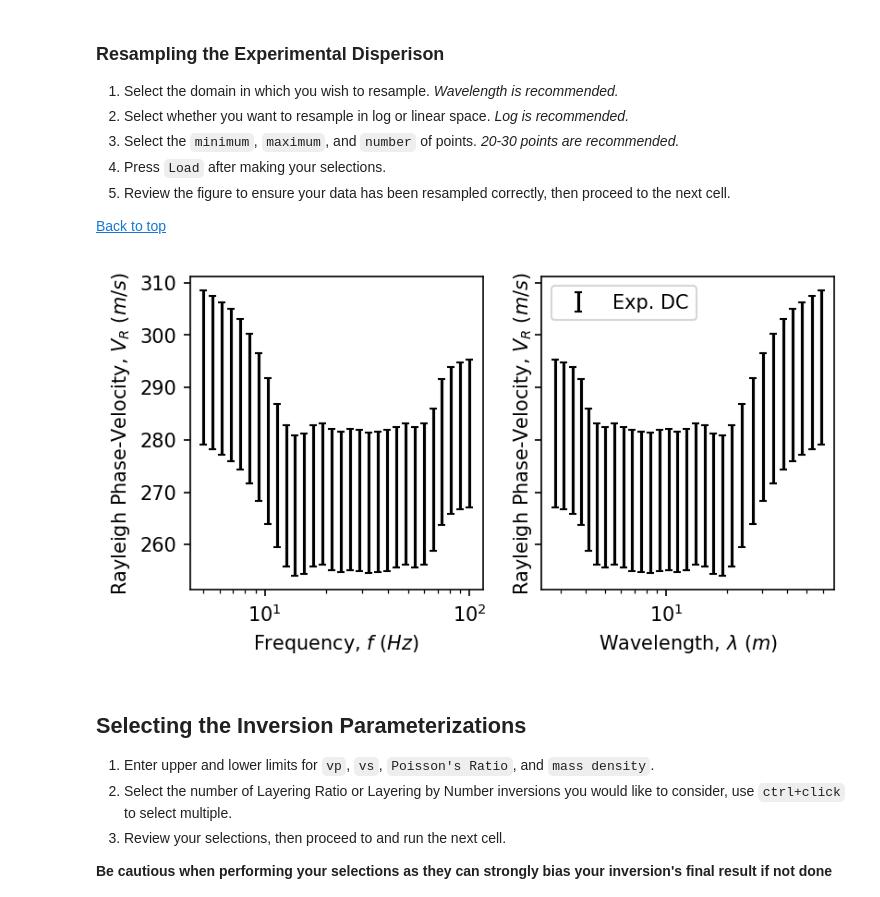
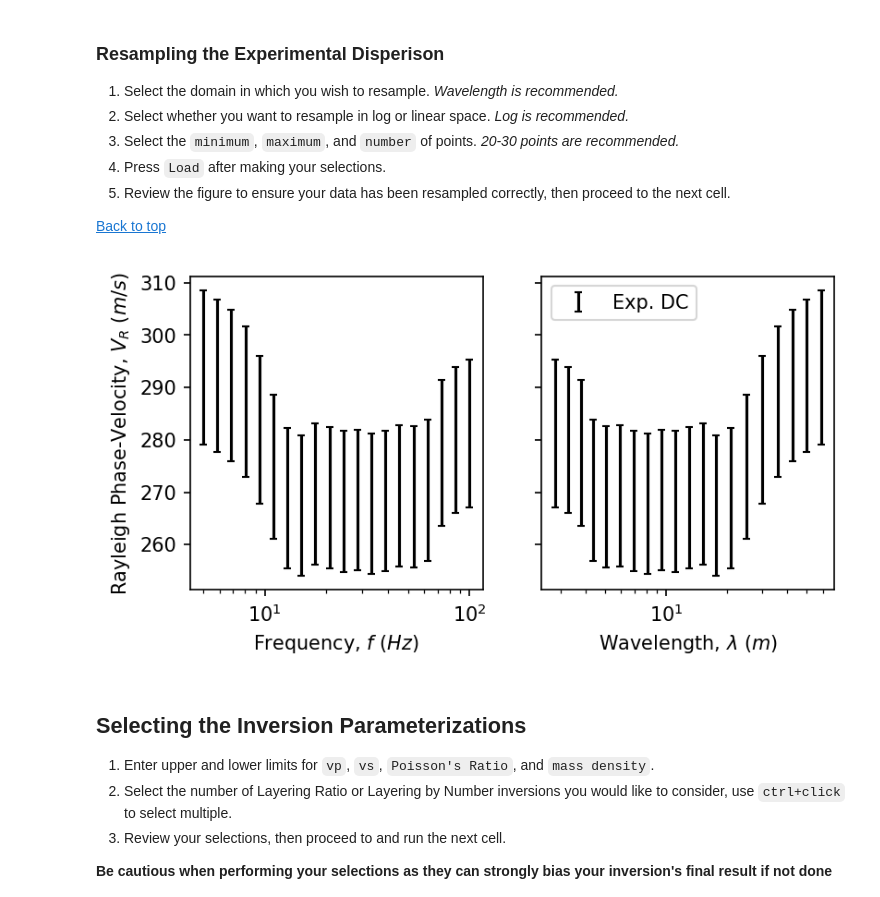
Before and after one commit to jpvantassel/swprepost, a Jupyter notebook: examples/UTinvert_Workflow.ipynb, the cells around one changed output. Cells and saved outputs as stored; diff of their text form; code cells hidden in the pictures.

```diff
--- a/examples/UTinvert_Workflow.ipynb
+++ b/examples/UTinvert_Workflow.ipynb
@@ -128,23 +101,22 @@ HBox(children=(Dropdown(description='File Name:', options=('Select Experimental
 
 [Back to top](#About-this-notebook)
 # %%
-domain = 'frequency'
-res_type = 'log'
-pmin = 5
-pmax = 100
-pn = 30
+domain = 'frequency'   # 'frequency' or 'wavelength'
+res_type = 'log'       # 'log' or 'linear'
+pmin = 5               # minimum value
+pmax = 100             # maximum value
+pn = 20                # number of samples
 
+# Resample
 tar.resample(pmin=pmin, pmax=pmax, pn=pn, res_type=res_type, domain=domain, inplace=True)
 
-# msg = "Please clear out contents of directory"
-# os.mkdir("Targets/") if os.path.isdir("Targets/")==False else print(msg+" Targets before continuing.")
+# Save to Disk
 if os.path.isdir("Targets/")==False:
     os.mkdir("Targets/")
 tar.to_target("Targets/Tar01", version="2")
-
 plotter(tar)
 # %% [output]
-[figure, old version]
+[figure, new version]
 # %% [markdown]
 ## Selecting the Inversion Parameterizations
 
```
Also changed, not shown: parts of 13 cells of this notebook, 2 other files.
